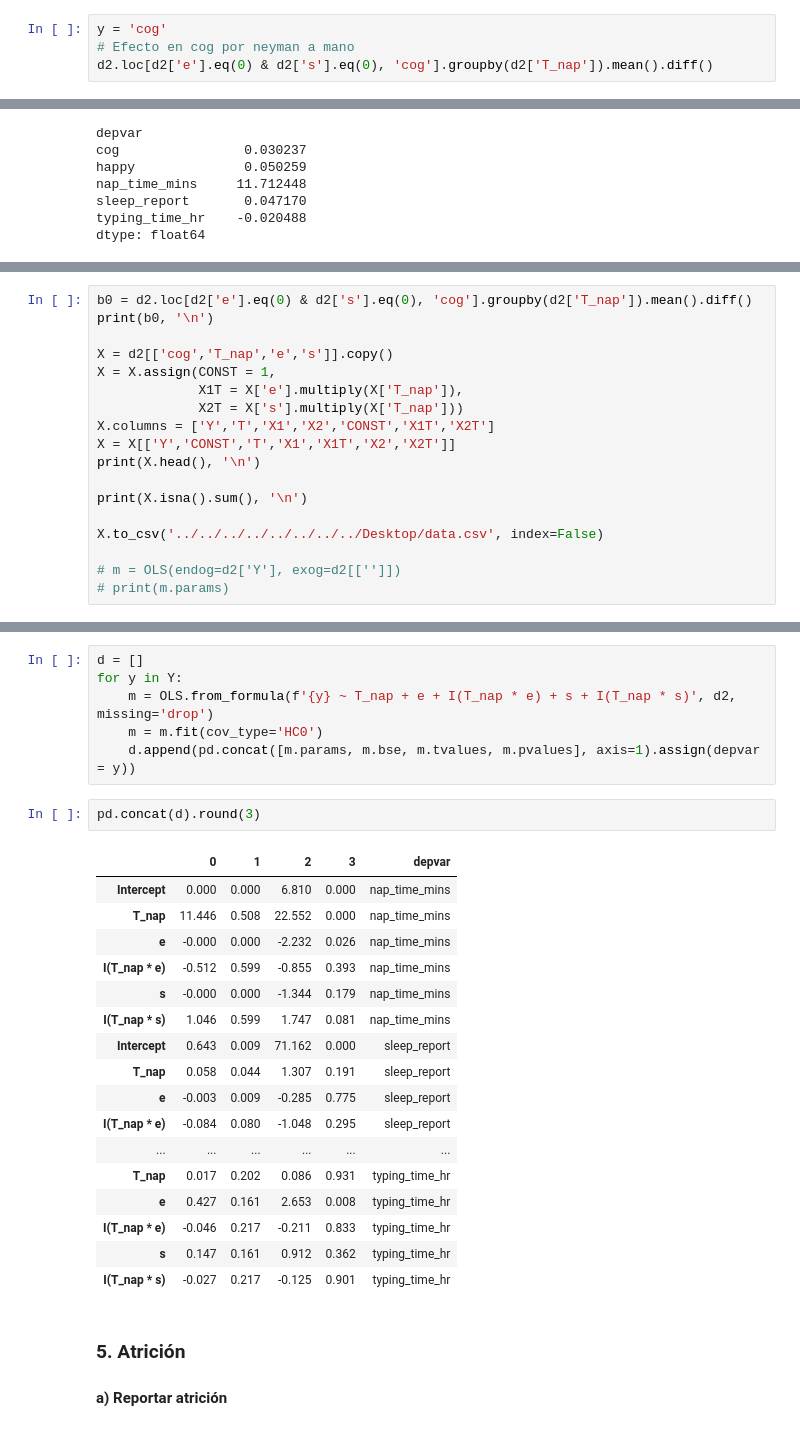
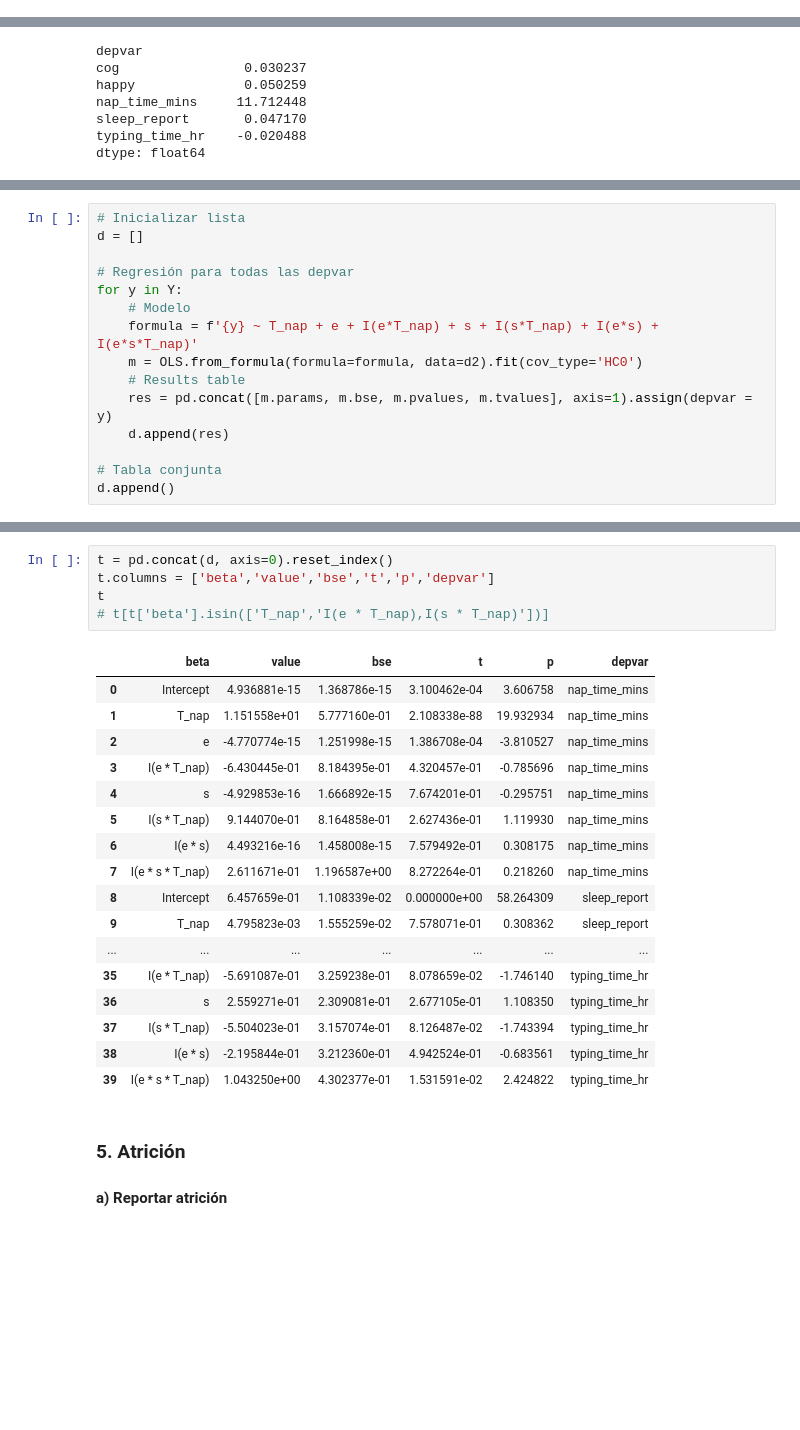
Before and after one commit to ArturoSbr/EmtrAp-hw01, a Jupyter notebook: cod/main.ipynb, the cells around one changed output, grey strips where cells are left out. Saved outputs shown, nothing was run; the diff lists cells and outputs as text; blank space fills up the shorter version.

Commit message:
Q4 finally matches (was missing interaction term)

```diff
--- a/cod/main.ipynb
+++ b/cod/main.ipynb
@@ -301,7 +308,3 @@ t[['tau']].round(3)
 |  |  | 1 | -0.256 |
 |  | 1 | 0 | -0.274 |
 |  |  | 1 | 0.219 |
-# %%
-y = 'cog'
-# Efecto en cog por neyman a mano
-d2.loc[d2['e'].eq(0) & d2['s'].eq(0), 'cog'].groupby(d2['T_nap']).mean().diff()
@@ -331,18 +326,15 @@ $$Y_i = \beta_0 + \beta_1 T_i + \beta_2 e_i + \beta_3 e_i T_i + \beta_4 s_i + \b
 # %%
-b0 = d2.loc[d2['e'].eq(0) & d2['s'].eq(0), 'cog'].groupby(d2['T_nap']).mean().diff()
-print(b0, '\n')
+# Inicializar lista
+d = []
 
-X = d2[['cog','T_nap','e','s']].copy()
-X = X.assign(CONST = 1,
-             X1T = X['e'].multiply(X['T_nap']),
-             X2T = X['s'].multiply(X['T_nap']))
-X.columns = ['Y','T','X1','X2','CONST','X1T','X2T']
-X = X[['Y','CONST','T','X1','X1T','X2','X2T']]
-print(X.head(), '\n')
+# Regresión para todas las depvar
+for y in Y:
+    # Modelo
+    formula = f'{y} ~ T_nap + e + I(e*T_nap) + s + I(s*T_nap) + I(e*s) + I(e*s*T_nap)'
+    m = OLS.from_formula(formula=formula, data=d2).fit(cov_type='HC0')
+    # Results table
+    res = pd.concat([m.params, m.bse, m.pvalues, m.tvalues], axis=1).assign(depvar = y)
+    d.append(res)
 
-print(X.isna().sum(), '\n')
-
-X.to_csv('../../../../../../../../Desktop/data.csv', index=False)
-
-# m = OLS(endog=d2['Y'], exog=d2[['']])
-# print(m.params)
+# Tabla conjunta
+d.append()
@@ -378,29 +341,26 @@ True
-# %%
-d = []
-for y in Y:
-    m = OLS.from_formula(f'{y} ~ T_nap + e + I(T_nap * e) + s + I(T_nap * s)', d2, missing='drop')
-    m = m.fit(cov_type='HC0')
-    d.append(pd.concat([m.params, m.bse, m.tvalues, m.pvalues], axis=1).assign(depvar = y))
-# %%
-pd.concat(d).round(3)
-# %% [output]
-|  | 0 | 1 | 2 | 3 | depvar |
-| Intercept | 0.000 | 0.000 | 6.810 | 0.000 | nap_time_mins |
-| T_nap | 11.446 | 0.508 | 22.552 | 0.000 | nap_time_mins |
-| e | -0.000 | 0.000 | -2.232 | 0.026 | nap_time_mins |
-| I(T_nap * e) | -0.512 | 0.599 | -0.855 | 0.393 | nap_time_mins |
-| s | -0.000 | 0.000 | -1.344 | 0.179 | nap_time_mins |
-| I(T_nap * s) | 1.046 | 0.599 | 1.747 | 0.081 | nap_time_mins |
-| Intercept | 0.643 | 0.009 | 71.162 | 0.000 | sleep_report |
-| T_nap | 0.058 | 0.044 | 1.307 | 0.191 | sleep_report |
-| e | -0.003 | 0.009 | -0.285 | 0.775 | sleep_report |
-| I(T_nap * e) | -0.084 | 0.080 | -1.048 | 0.295 | sleep_report |
-| ... | ... | ... | ... | ... | ... |
-| T_nap | 0.017 | 0.202 | 0.086 | 0.931 | typing_time_hr |
-| e | 0.427 | 0.161 | 2.653 | 0.008 | typing_time_hr |
-| I(T_nap * e) | -0.046 | 0.217 | -0.211 | 0.833 | typing_time_hr |
-| s | 0.147 | 0.161 | 0.912 | 0.362 | typing_time_hr |
-| I(T_nap * s) | -0.027 | 0.217 | -0.125 | 0.901 | typing_time_hr |
+# %%
+t = pd.concat(d, axis=0).reset_index()
+t.columns = ['beta','value','bse','t','p','depvar']
+t
+# t[t['beta'].isin(['T_nap','I(e * T_nap),I(s * T_nap)'])]
+# %% [output]
+|  | beta | value | bse | t | p | depvar |
+| 0 | Intercept | 4.936881e-15 | 1.368786e-15 | 3.100462e-04 | 3.606758 | nap_time_mins |
+| 1 | T_nap | 1.151558e+01 | 5.777160e-01 | 2.108338e-88 | 19.932934 | nap_time_mins |
+| 2 | e | -4.770774e-15 | 1.251998e-15 | 1.386708e-04 | -3.810527 | nap_time_mins |
+| 3 | I(e * T_nap) | -6.430445e-01 | 8.184395e-01 | 4.320457e-01 | -0.785696 | nap_time_mins |
+| 4 | s | -4.929853e-16 | 1.666892e-15 | 7.674201e-01 | -0.295751 | nap_time_mins |
+| 5 | I(s * T_nap) | 9.144070e-01 | 8.164858e-01 | 2.627436e-01 | 1.119930 | nap_time_mins |
+| 6 | I(e * s) | 4.493216e-16 | 1.458008e-15 | 7.579492e-01 | 0.308175 | nap_time_mins |
+| 7 | I(e * s * T_nap) | 2.611671e-01 | 1.196587e+00 | 8.272264e-01 | 0.218260 | nap_time_mins |
+| 8 | Intercept | 6.457659e-01 | 1.108339e-02 | 0.000000e+00 | 58.264309 | sleep_report |
+| 9 | T_nap | 4.795823e-03 | 1.555259e-02 | 7.578071e-01 | 0.308362 | sleep_report |
+| ... | ... | ... | ... | ... | ... | ... |
+| 35 | I(e * T_nap) | -5.691087e-01 | 3.259238e-01 | 8.078659e-02 | -1.746140 | typing_time_hr |
+| 36 | s | 2.559271e-01 | 2.309081e-01 | 2.677105e-01 | 1.108350 | typing_time_hr |
+| 37 | I(s * T_nap) | -5.504023e-01 | 3.157074e-01 | 8.126487e-02 | -1.743394 | typing_time_hr |
+| 38 | I(e * s) | -2.195844e-01 | 3.212360e-01 | 4.942524e-01 | -0.683561 | typing_time_hr |
+| 39 | I(e * s * T_nap) | 1.043250e+00 | 4.302377e-01 | 1.531591e-02 | 2.424822 | typing_time_hr |
 # %% [markdown]
 ### 5. Atrición
 #### a) Reportar atrición
```
Also changed, not shown: parts of 8 cells of this notebook.
